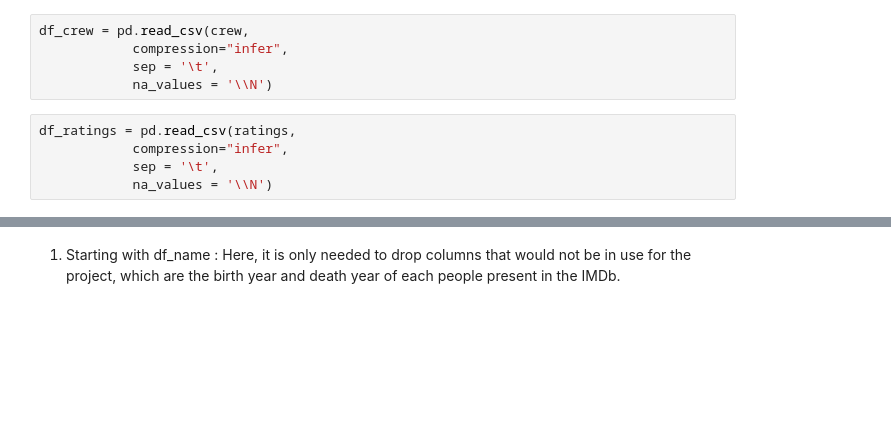
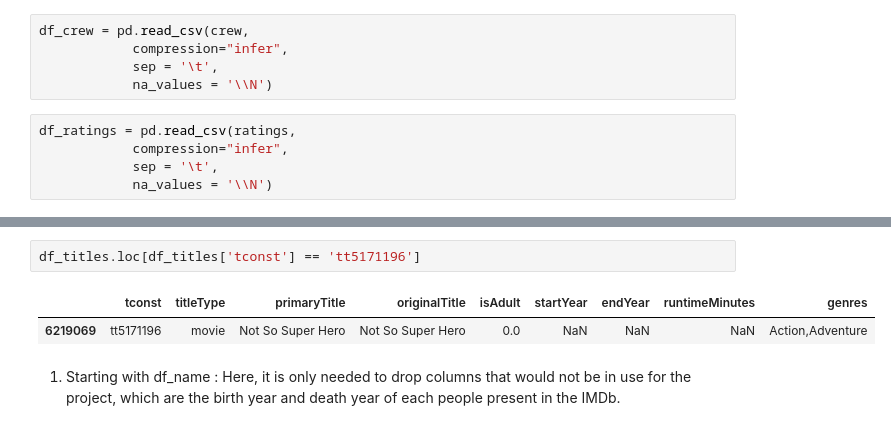
Before and after one commit to epfl-ada/ada-2021-project-escouade, a Jupyter notebook: src/prepro_IMDb.ipynb, the cells around one changed output, grey strips where cells are left out. Cells and saved outputs as stored; diff of their text form; blank space fills up the shorter version.

```diff
--- a/src/prepro_IMDb.ipynb
+++ b/src/prepro_IMDb.ipynb
@@ -140,3 +157,8 @@ df_ratings = pd.read_csv(ratings,
+# %%
+df_titles.loc[df_titles['tconst'] == 'tt5171196']
+# %% [output]
+|  | tconst | titleType | primaryTitle | originalTitle | isAdult | startYear | endYear | runtimeMinutes | genres |
+| 6219069 | tt5171196 | movie | Not So Super Hero | Not So Super Hero | 0.0 | NaN | NaN | NaN | Action,Adventure |
 # %% [markdown]
 1) Starting with df_name :
 Here, it is only needed to drop columns that would not be in use for the project, which are the birth year and death year of each people present in the IMDb.
```
Also changed, not shown: parts of 29 cells of this notebook, 1 other file.
